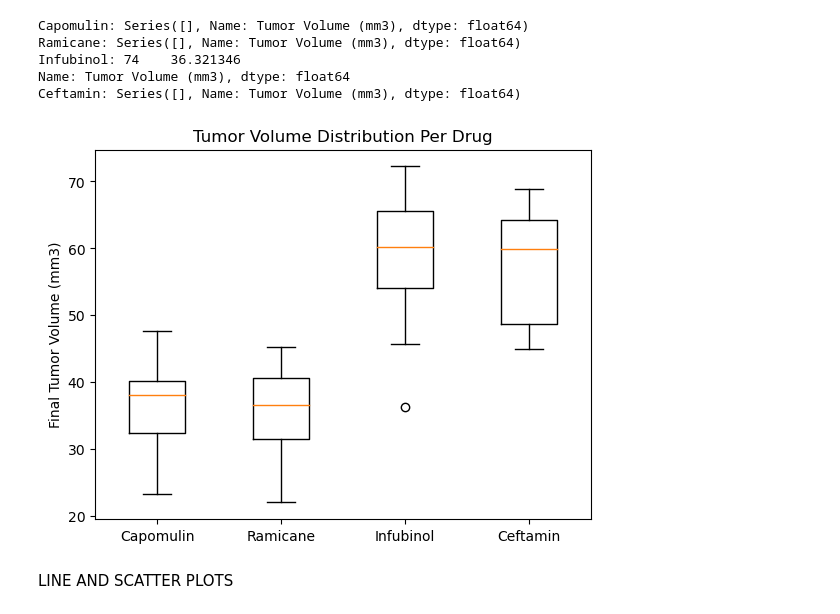
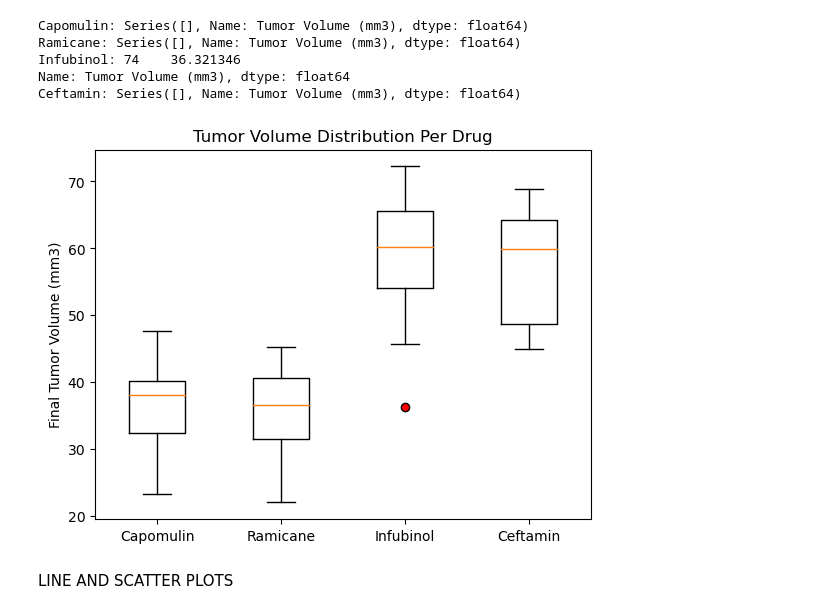
Before and after one commit to m-janssens-boop/Matplotlib_challenge, a Jupyter notebook: Pymaceuticals_analysis.ipynb, the cells around one changed output. Cells and saved outputs as stored; diff of their text form; code cells hidden in the pictures.

Commit message:
updated box plot and read me

```diff
--- a/Pymaceuticals_analysis.ipynb
+++ b/Pymaceuticals_analysis.ipynb
@@ -257,12 +257,12 @@ Name: Tumor Volume (mm3), dtype: float64
 Ceftamin: Series([], Name: Tumor Volume (mm3), dtype: float64)
 # %%
 # Generate a box plot that shows the distrubution of the tumor volume for each treatment group.
-plt.boxplot(tumor_vol_data, labels = treatments)
+plt.boxplot(tumor_vol_data, labels = treatments, flierprops = {'markerfacecolor': 'red'})
 plt.ylabel('Final Tumor Volume (mm3)')
 plt.title('Tumor Volume Distribution Per Drug')
 plt.show()
 # %% [output]
-[figure, old version]
+[figure, new version]
 # %% [markdown]
 LINE AND SCATTER PLOTS
 # %%
```
Also changed, not shown: 1 other file.
